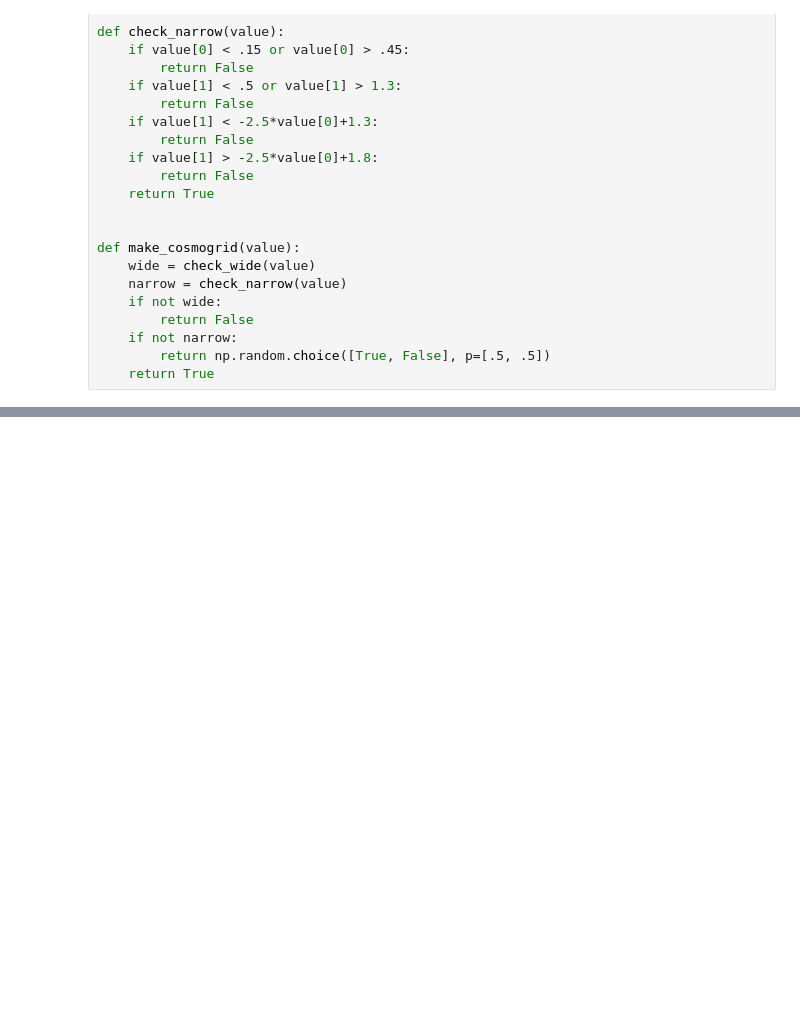
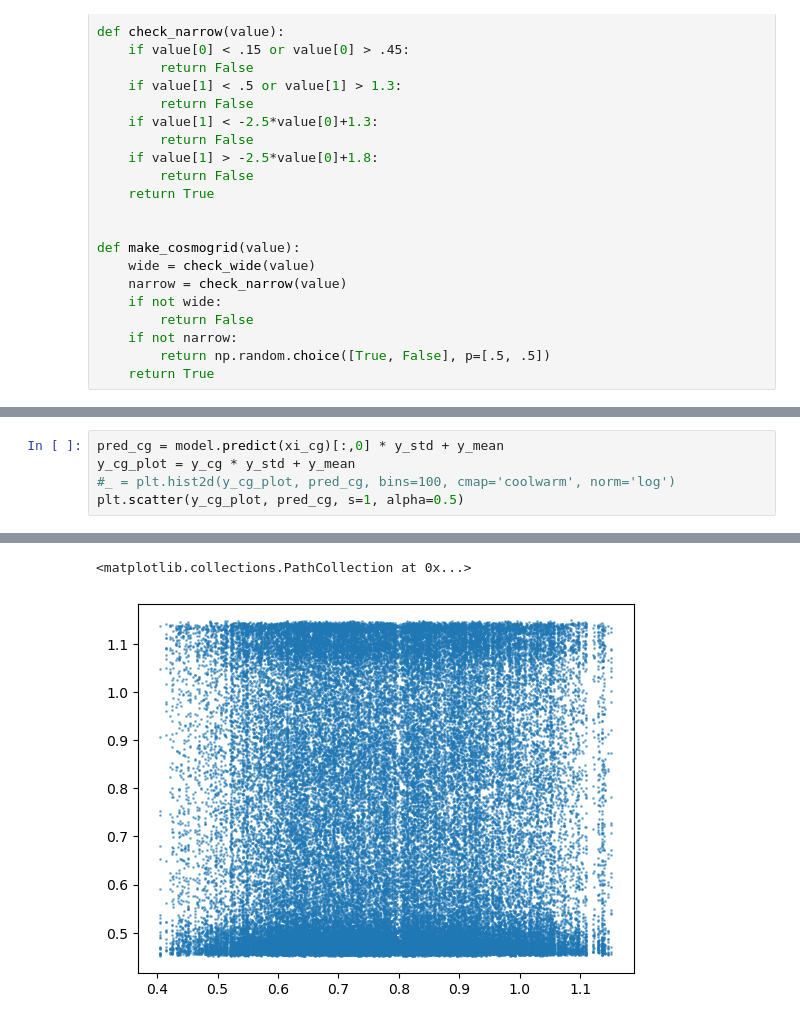
Before and after one commit to D-Gebauer/DLWL, a Jupyter notebook: DL/likelihood_transform.ipynb, the cells around one changed output, grey strips where cells are left out. Saved outputs shown, nothing was run; the diff lists cells and outputs as text; blank space fills up the shorter version.

```diff
--- a/DL/likelihood_transform.ipynb
+++ b/DL/likelihood_transform.ipynb
@@ -285,0 +282,6 @@ plt.tight_layout()
+# %%
+pred_cg = model.predict(xi_cg)[:,0] * y_std + y_mean
+y_cg_plot = y_cg * y_std + y_mean
+#_ = plt.hist2d(y_cg_plot, pred_cg, bins=100, cmap='coolwarm', norm='log')
+plt.scatter(y_cg_plot, pred_cg, s=1, alpha=0.5)
+# %% [output]
@@ -285,0 +289,2 @@ plt.tight_layout()
+<matplotlib.collections.PathCollection at 0x...>
+[figure, added]
```
Also changed, not shown: parts of 13 cells of this notebook, 5 other files.
